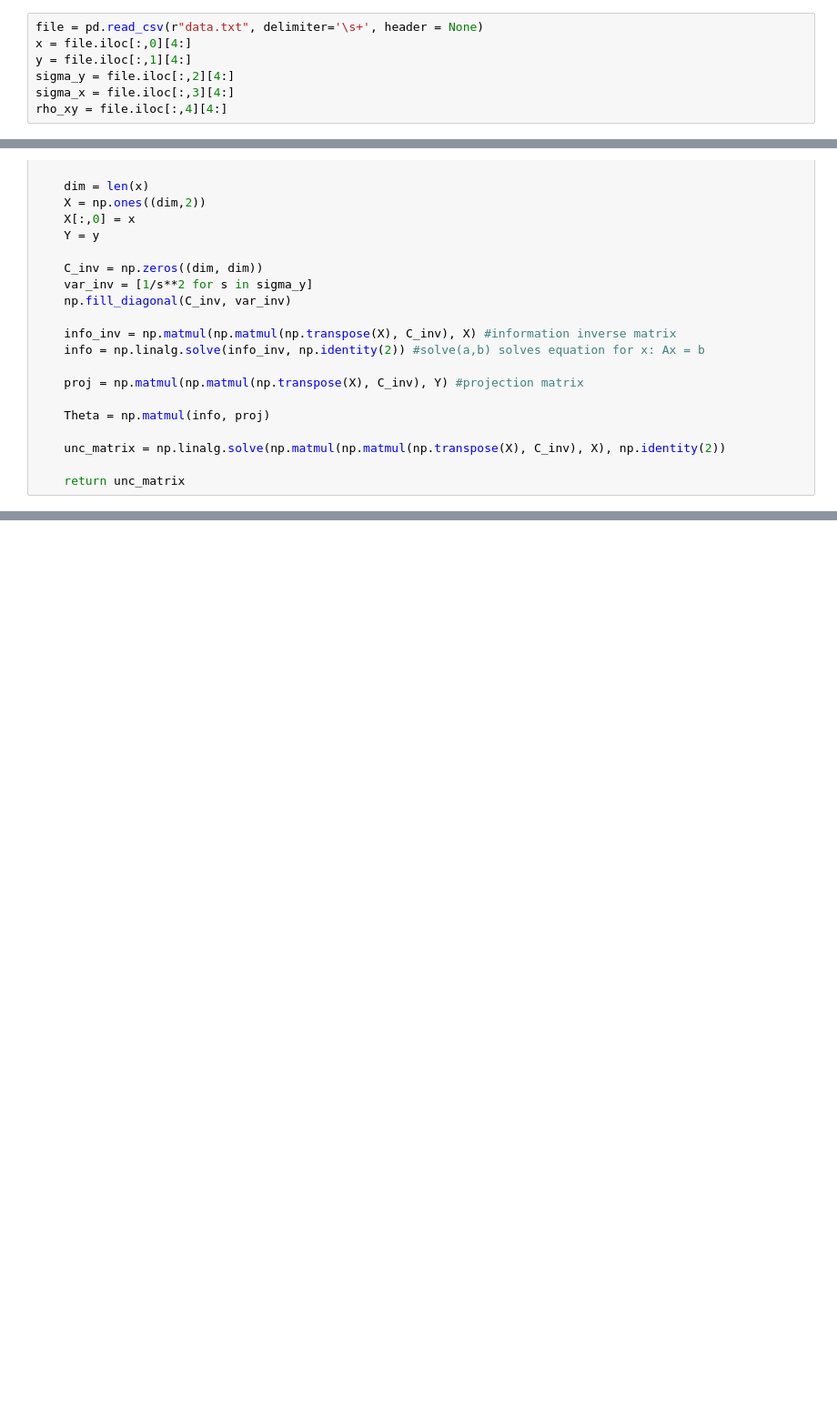
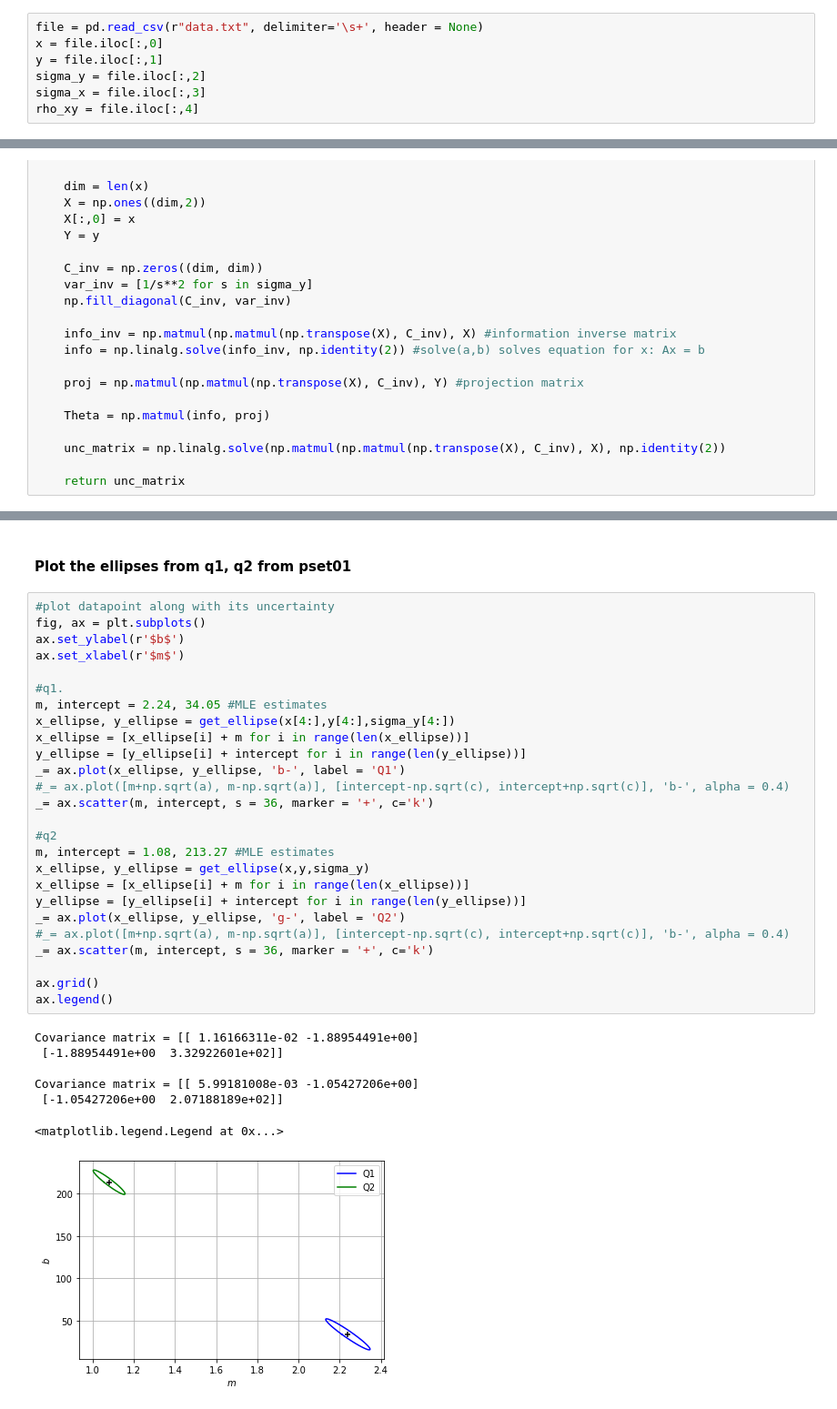
Before and after one commit to jabacousnac/Data-Science-for-Physics-Homework, a Jupyter notebook: pset03_MCMC_and_Uncertainty_Estimation.ipynb, the cells around one changed output, grey strips where cells are left out. Shown at 91% size. Saved outputs shown, nothing was run; the diff lists cells and outputs as text; blank space fills up the shorter version.

```diff
--- a/pset03_MCMC_and_Uncertainty_Estimation.ipynb
+++ b/pset03_MCMC_and_Uncertainty_Estimation.ipynb
@@ -8,9 +9,9 @@ from matplotlib import patches
 ## Q1. Re-visit pset 1, and get covariance error ellipse
 # %%
 file = pd.read_csv(r"data.txt", delimiter='\s+', header = None)
-x = file.iloc[:,0][4:]
-y = file.iloc[:,1][4:]
-sigma_y = file.iloc[:,2][4:]
-sigma_x = file.iloc[:,3][4:]
-rho_xy = file.iloc[:,4][4:]
+x = file.iloc[:,0]
+y = file.iloc[:,1]
+sigma_y = file.iloc[:,2]
+sigma_x = file.iloc[:,3]
+rho_xy = file.iloc[:,4]
 # %% [markdown]
@@ -82,0 +67,36 @@ Covariance matrix = [[ 1.16166311e-02 -1.88954491e+00]
+# %% [markdown]
+#### Plot the ellipses from q1, q2 from pset01
+# %%
+#plot datapoint along with its uncertainty
+fig, ax = plt.subplots()
+ax.set_ylabel(r'$b$')
+ax.set_xlabel(r'$m$')
+
+#q1.
+m, intercept = 2.24, 34.05 #MLE estimates
+x_ellipse, y_ellipse = get_ellipse(x[4:],y[4:],sigma_y[4:])
+x_ellipse = [x_ellipse[i] + m for i in range(len(x_ellipse))]
+y_ellipse = [y_ellipse[i] + intercept for i in range(len(y_ellipse))]
+_= ax.plot(x_ellipse, y_ellipse, 'b-', label = 'Q1')
+#_= ax.plot([m+np.sqrt(a), m-np.sqrt(a)], [intercept-np.sqrt(c), intercept+np.sqrt(c)], 'b-', alpha = 0.4)
+_= ax.scatter(m, intercept, s = 36, marker = '+', c='k')
+
+#q2
+m, intercept = 1.08, 213.27 #MLE estimates
+x_ellipse, y_ellipse = get_ellipse(x,y,sigma_y)
+x_ellipse = [x_ellipse[i] + m for i in range(len(x_ellipse))]
+y_ellipse = [y_ellipse[i] + intercept for i in range(len(y_ellipse))]
+_= ax.plot(x_ellipse, y_ellipse, 'g-', label = 'Q2')
+#_= ax.plot([m+np.sqrt(a), m-np.sqrt(a)], [intercept-np.sqrt(c), intercept+np.sqrt(c)], 'b-', alpha = 0.4)
+_= ax.scatter(m, intercept, s = 36, marker = '+', c='k')
+
+ax.grid()
+ax.legend()
+# %% [output]
+Covariance matrix = [[ 1.16166311e-02 -1.88954491e+00]
+ [-1.88954491e+00  3.32922601e+02]]
+
+Covariance matrix = [[ 5.99181008e-03 -1.05427206e+00]
+ [-1.05427206e+00  2.07188189e+02]]
+<matplotlib.legend.Legend at 0x...>
+[figure, added]
```
Also changed, not shown: parts of 11 cells of this notebook.
